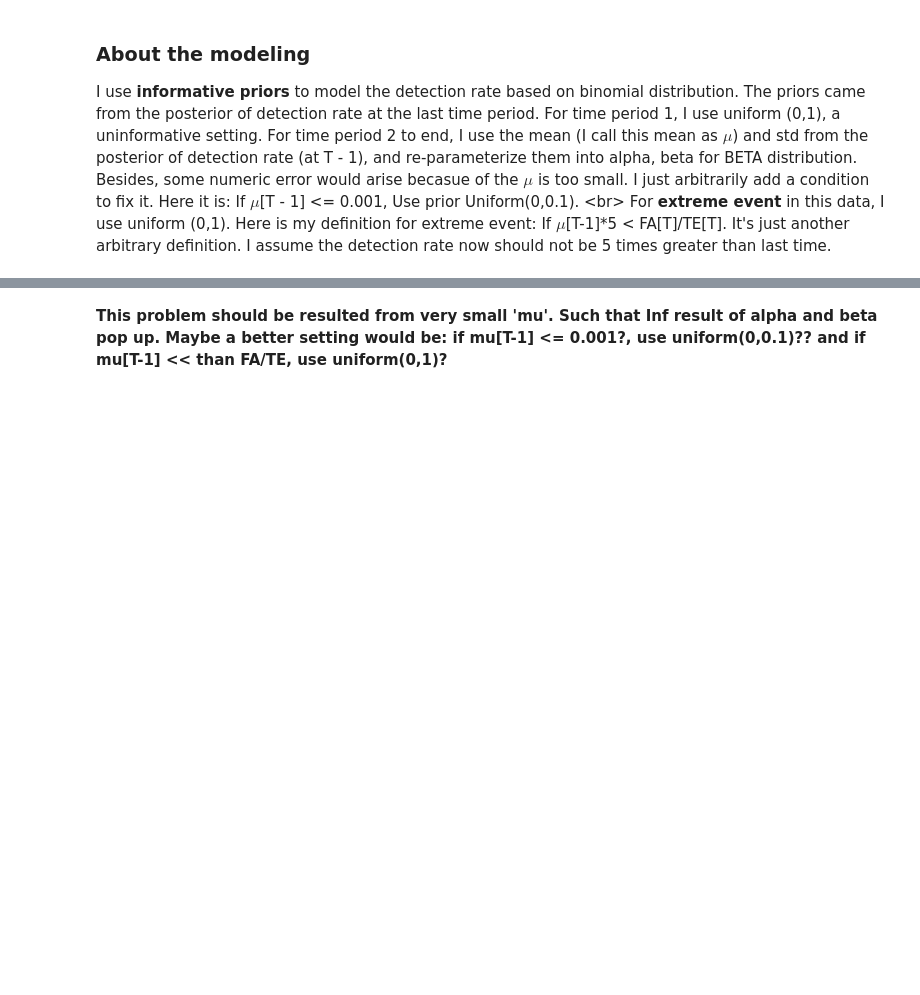
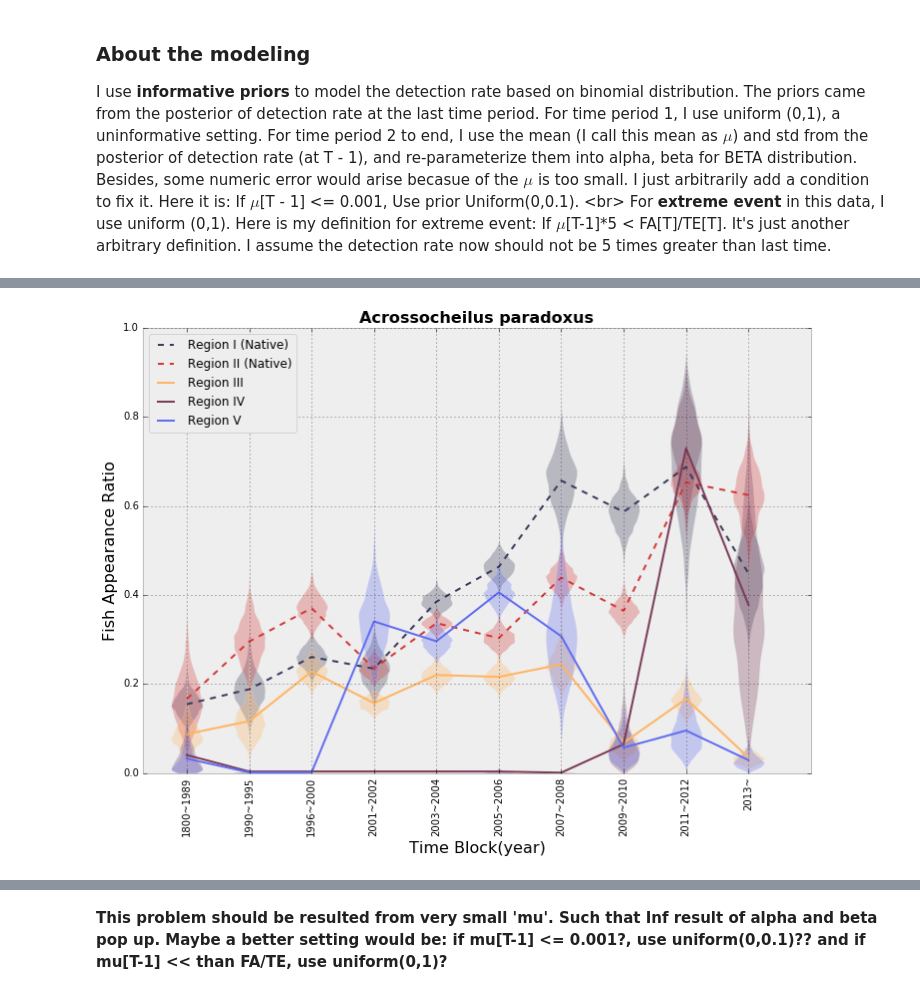
Before and after one commit to even311379/NaitiveInvasiveFish, a Jupyter notebook: NIFWFA.ipynb, the cells around one changed output, grey strips where cells are left out. Saved outputs shown, nothing was run; the diff lists cells and outputs as text; code cells hidden in the pictures; blank space fills up the shorter version.

```diff
--- a/NIFWFA.ipynb
+++ b/NIFWFA.ipynb
@@ -323,0 +324,48 @@ T = 10: Use informative prior (T-1)
+# %%
+## Try to produce a very beatiful violin plot
+plt.style.use('bmh')
+fig = plt.figure(figsize=(12,8))
+
+# plot violin plot
+part0 = plt.violinplot(Ap_DD[0],showmeans=False,showmedians=False,showextrema=False,points=1000)
+plt.plot(range(1,11),Ap_DD[0].mean(axis=0),'--',label='Region I (Native)',color='#3C3B5C')
+for pc in part0['bodies']:
+    pc.set_facecolor('#3C3B5C')
+    pc.set_alpha(0.3)
+
+part1 = plt.violinplot(Ap_DD[1],showmeans=False,showmedians=False,showextrema=False,points=1000)
+plt.plot(range(1,11),Ap_DD[1].mean(axis=0),'--',label='Region II (Native)',color='#D53939')
+for pc in part1['bodies']:
+    pc.set_facecolor('#D53939')
+    pc.set_alpha(0.3)
+
+part2 = plt.violinplot(Ap_DD[2],showmeans=False,showmedians=False,showextrema=False,points=1000)
+plt.plot(range(1,11),Ap_DD[2].mean(axis=0),'-',label='Region III',color='#FFB563')
+for pc in part2['bodies']:
+    pc.set_facecolor('#FFB563')
+    pc.set_alpha(0.3)
+
+part3 = plt.violinplot(Ap_DD[3],showmeans=False,showmedians=False,showextrema=False,points=1000)
+plt.plot(range(1,11),Ap_DD[3].mean(axis=0),'-',label='Region IV',color='#7B3C59')
+for pc in part3['bodies']:
+    pc.set_facecolor('#7B3C59')
+    pc.set_alpha(0.3)
+
+part4 = plt.violinplot(Ap_DD[4],showmeans=False,showmedians=False,showextrema=False,points=1000)
+plt.plot(range(1,11),Ap_DD[4].mean(axis=0),'-',label='Region V',color='#616EEF')
+for pc in part4['bodies']:
+    pc.set_facecolor('#616EEF')
+    pc.set_alpha(0.3)
+
+plt.title('Acrossocheilus paradoxus',fontweight='bold',fontsize=16)
+
+plt.xticks(range(1,11),['1800~1989','1990~1995','1996~2000','2001~2002','2003~2004',\
+                        '2005~2006','2007~2008','2009~2010','2011~2012','2013~'],rotation='vertical')
+plt.legend(loc='upper left')
+plt.ylabel('Fish Appearance Ratio',fontsize=16)
+plt.xlabel('Time Block(year)',fontsize=16)
+plt.xlim(0.3,11)
+plt.ylim(0,1)
+plt.show()
+# %% [output]
+[figure, added]
```
Also changed, not shown: parts of 20 cells of this notebook.
